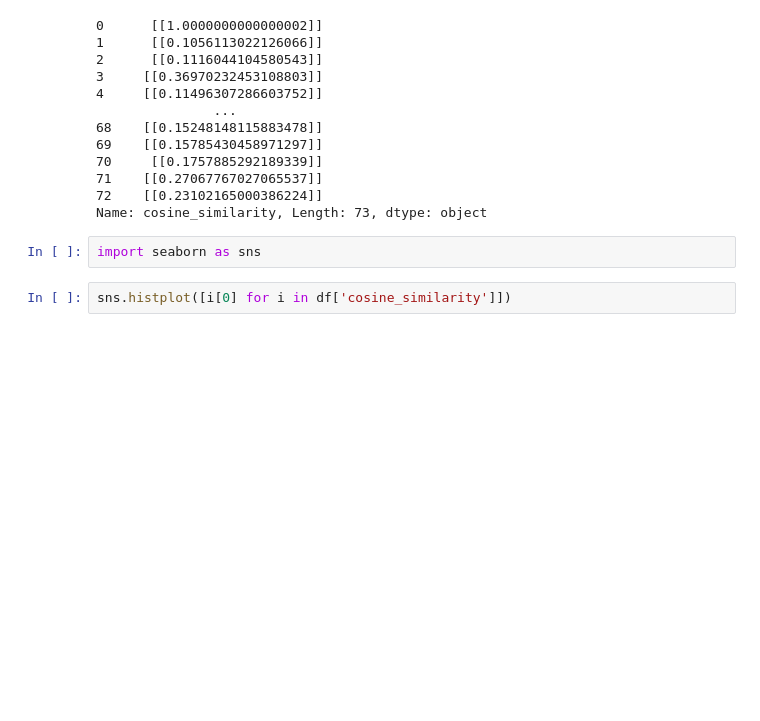
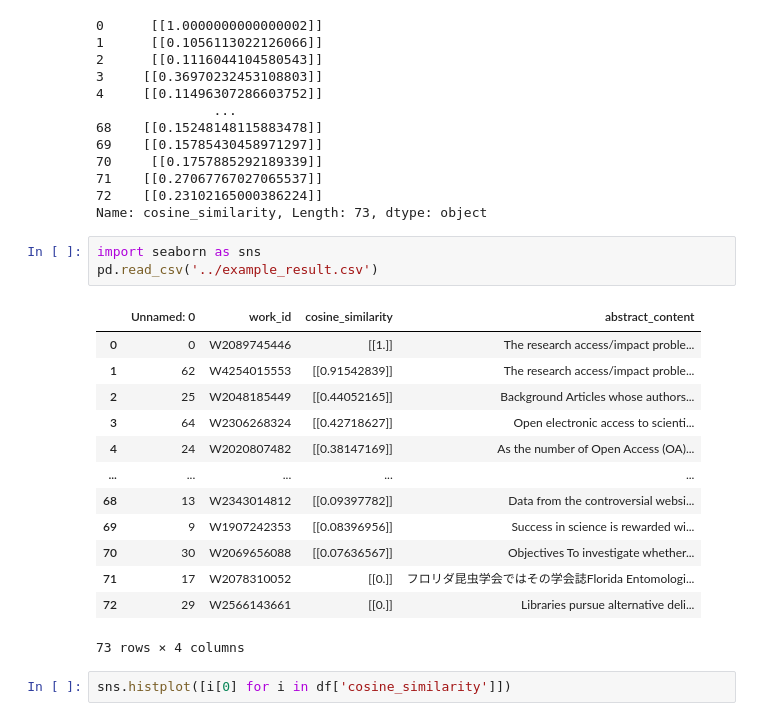
Before and after one commit to thisspider/reviewerSelection, a Jupyter notebook: notebooks/nlp_preprocessing.ipynb, the cells around one changed output. Cells and saved outputs as stored; diff of their text form; blank space fills up the shorter version.

```diff
--- a/notebooks/nlp_preprocessing.ipynb
+++ b/notebooks/nlp_preprocessing.ipynb
@@ -174,6 +174,21 @@ df['cosine_similarity']
 Name: cosine_similarity, Length: 73, dtype: object
 # %%
 import seaborn as sns
+pd.read_csv('../example_result.csv')
+# %% [output]
+|  | Unnamed: 0 | work_id | cosine_similarity | abstract_content |
+| 0 | 0 | W2089745446 | [[1.]] | The research access/impact proble... |
+| 1 | 62 | W4254015553 | [[0.91542839]] | The research access/impact proble... |
+| 2 | 25 | W2048185449 | [[0.44052165]] | Background Articles whose authors... |
+| 3 | 64 | W2306268324 | [[0.42718627]] | Open electronic access to scienti... |
+| 4 | 24 | W2020807482 | [[0.38147169]] | As the number of Open Access (OA)... |
+| ... | ... | ... | ... | ... |
+| 68 | 13 | W2343014812 | [[0.09397782]] | Data from the controversial websi... |
+| 69 | 9 | W1907242353 | [[0.08396956]] | Success in science is rewarded wi... |
+| 70 | 30 | W2069656088 | [[0.07636567]] | Objectives To investigate whether... |
+| 71 | 17 | W2078310052 | [[0.]] | フロリダ昆虫学会ではその学会誌Florida Entomologi... |
+| 72 | 29 | W2566143661 | [[0.]] | Libraries pursue alternative deli... |
+73 rows × 4 columns
 # %%
 sns.histplot([i[0] for i in df['cosine_similarity']])
 # %% [output]
```
Also changed, not shown: parts of 5 cells of this notebook, 2 other files.
